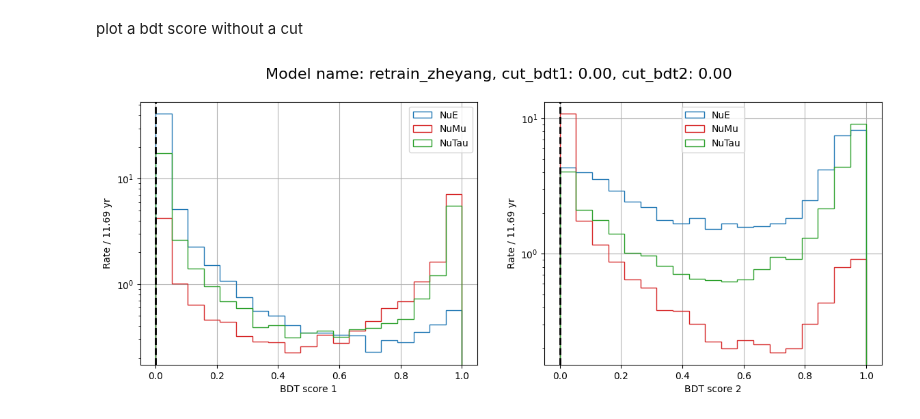
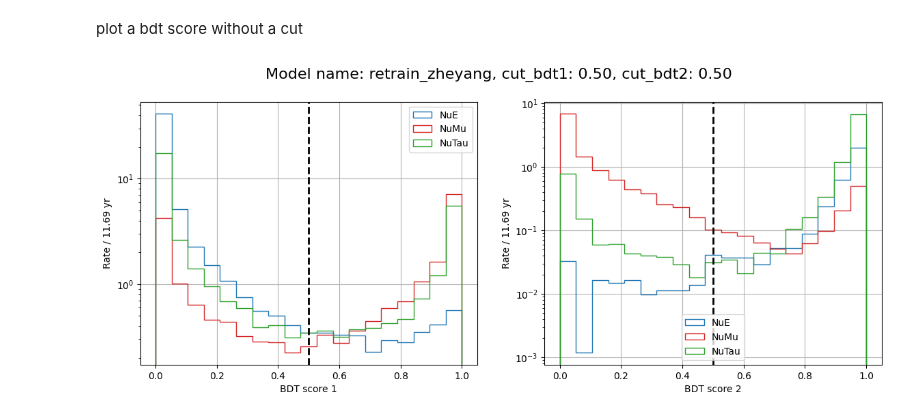
Before and after one commit to icecube/reco_processing, a Jupyter notebook: bdt/notebooks/test_model_zheyang/test_model_zheyang.ipynb, the cells around one changed output. Cells and saved outputs as stored; diff of their text form; code cells hidden in the pictures.

```diff
--- a/bdt/notebooks/test_model_zheyang/test_model_zheyang.ipynb
+++ b/bdt/notebooks/test_model_zheyang/test_model_zheyang.ipynb
@@ -672,9 +672,9 @@ plot a bdt score without a cut
 # %%
 plot_bdt_score( simulation_dataset,
                 model_name="retrain_zheyang",
-                cut_bdt1=0,
-                cut_bdt2=0,
+                cut_bdt1=0.5,
+                cut_bdt2=0.5,
                 energy_cut_threshold=None,
                 savename="nocuts" )
 # %% [output]
-[figure, old version]
+[figure, new version]
```
Also changed, not shown: 2 other files.
